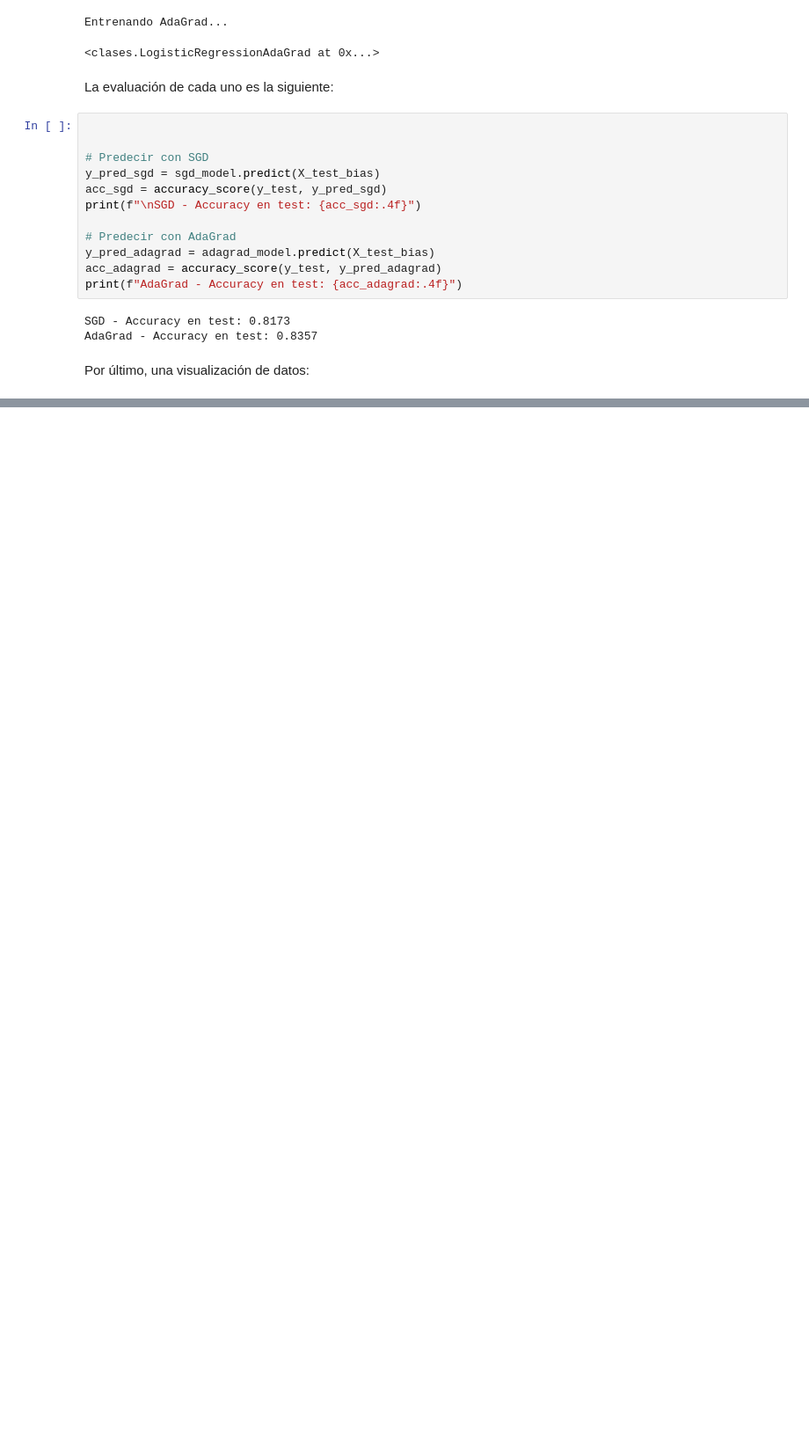
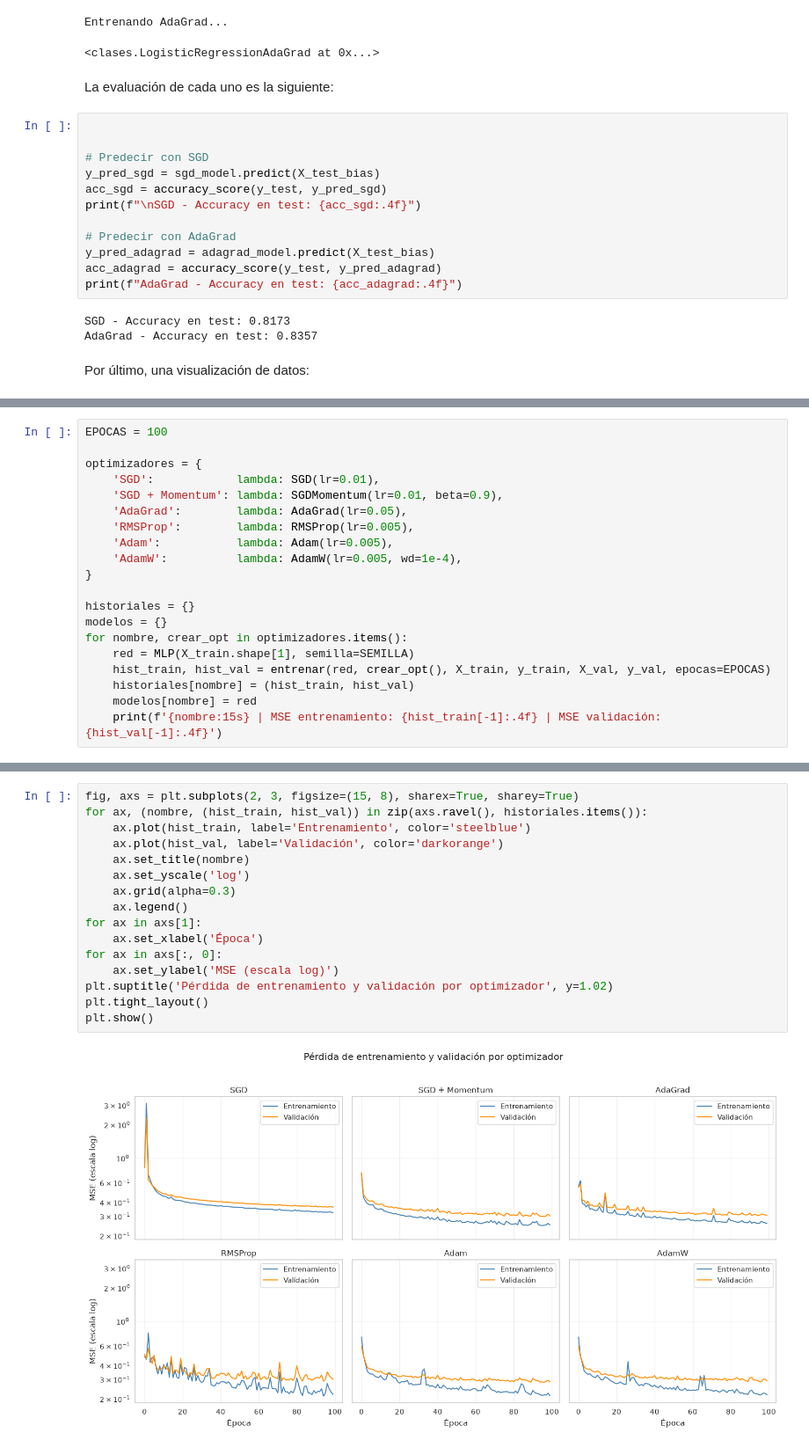
Before and after one commit to MelodiousZero/tareas_modulo_7_diplomado, a Jupyter notebook: tareas/tarea_1/tarea_1.ipynb, the cells around one changed output, grey strips where cells are left out. Shown at 88% size. Drawn from its saved outputs; the diff is of its cells as text; blank space fills up the shorter version.

```diff
--- a/tareas/tarea_1/tarea_1.ipynb
+++ b/tareas/tarea_1/tarea_1.ipynb
@@ -237,0 +579,20 @@ Adagrad es mejor, porque (...)
+# %%
+EPOCAS = 100
+
+optimizadores = {
+    'SGD':            lambda: SGD(lr=0.01),
+    'SGD + Momentum': lambda: SGDMomentum(lr=0.01, beta=0.9),
+    'AdaGrad':        lambda: AdaGrad(lr=0.05),
+    'RMSProp':        lambda: RMSProp(lr=0.005),
+    'Adam':           lambda: Adam(lr=0.005),
+    'AdamW':          lambda: AdamW(lr=0.005, wd=1e-4),
+}
+
+historiales = {}
+modelos = {}
+for nombre, crear_opt in optimizadores.items():
+    red = MLP(X_train.shape[1], semilla=SEMILLA)
+    hist_train, hist_val = entrenar(red, crear_opt(), X_train, y_train, X_val, y_val, epocas=EPOCAS)
+    historiales[nombre] = (hist_train, hist_val)
+    modelos[nombre] = red
+    print(f'{nombre:15s} | MSE entrenamiento: {hist_train[-1]:.4f} | MSE validación: {hist_val[-1]:.4f}')
@@ -237,0 +609,18 @@ Adagrad es mejor, porque (...)
+# %%
+fig, axs = plt.subplots(2, 3, figsize=(15, 8), sharex=True, sharey=True)
+for ax, (nombre, (hist_train, hist_val)) in zip(axs.ravel(), historiales.items()):
+    ax.plot(hist_train, label='Entrenamiento', color='steelblue')
+    ax.plot(hist_val, label='Validación', color='darkorange')
+    ax.set_title(nombre)
+    ax.set_yscale('log')
+    ax.grid(alpha=0.3)
+    ax.legend()
+for ax in axs[1]:
+    ax.set_xlabel('Época')
+for ax in axs[:, 0]:
+    ax.set_ylabel('MSE (escala log)')
+plt.suptitle('Pérdida de entrenamiento y validación por optimizador', y=1.02)
+plt.tight_layout()
+plt.show()
+# %% [output]
+[figure, added]
```
Also changed, not shown: parts of 33 cells of this notebook, 1 other file.
